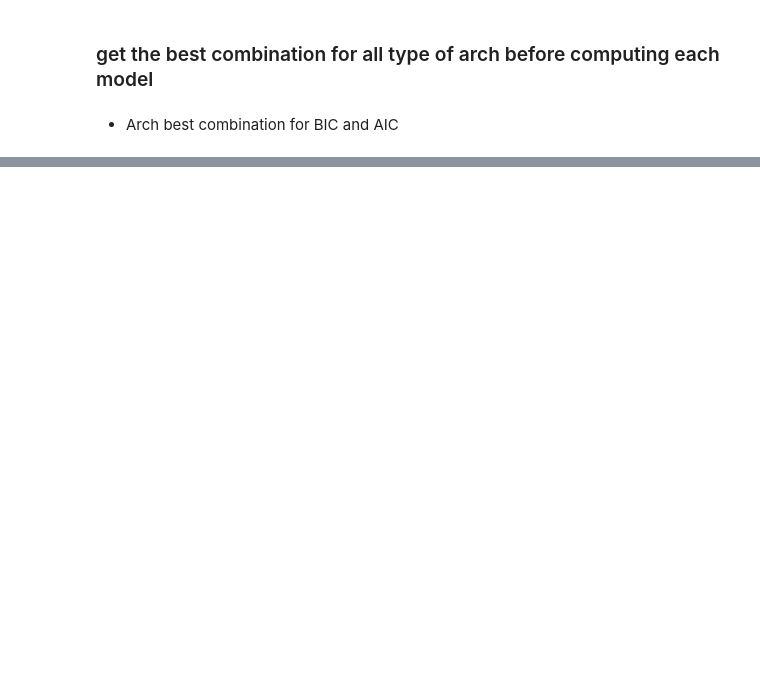
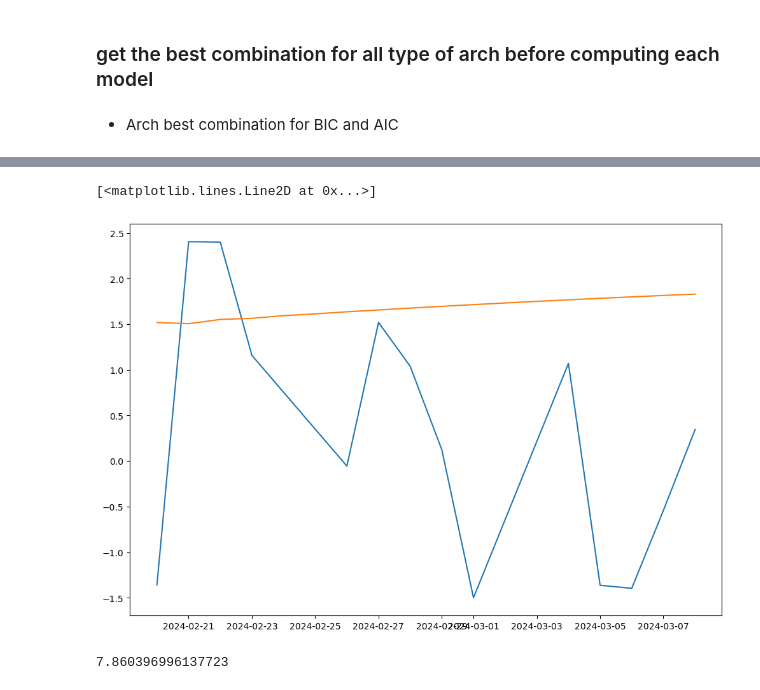
Before and after one commit to lucaluisadjei/pythongermanstocks, a Jupyter notebook: python_project.ipynb, the cells around one changed output, grey strips where cells are left out. Saved outputs shown, nothing was run; the diff lists cells and outputs as text; code cells hidden in the pictures; blank space fills up the shorter version.

```diff
--- a/python_project.ipynb
+++ b/python_project.ipynb
@@ -1423,0 +397,4 @@ bmw_testing_data.shape
+# %%
+auto_model= arch_model(auto_training['log_returns'],vol='GARCH', p=1, q=2, o=1)
+forecast_auto_m= auto_model.fit(disp='off')
+print(forecast_auto_m.summary())
@@ -1423,0 +421,2 @@ bmw_testing_data.shape
+# %%
+forecast_auto= forecast_auto_m.forecast(horizon=18)
@@ -1423,0 +427,9 @@ bmw_testing_data.shape
+# %%
+start_date= auto_training.index[-1]
+dates= pd.date_range(start=start_date,periods=18 ,freq='D')
+dates
+
+var= forecast_auto.variance.iloc[-1,:18]
+volatility= var ** 0.5
+
+df_auto= pd.DataFrame({"dates":pd.to_datetime(dates),'var': var,"volatility":volatility})
@@ -1423,0 +440,11 @@ bmw_testing_data.shape
+# %%
+plt.figure(figsize=(12,8))
+plt.plot(auto_testing.index, auto_testing['log_returns'])
+plt.plot(df_auto['dates'],df_auto['volatility'])
+# %% [output]
+[<matplotlib.lines.Line2D at 0x...>]
+[figure, added]
+# %%
+var
+# %% [output]
+7.860396996137723
```
Also changed, not shown: parts of 82 cells of this notebook.
